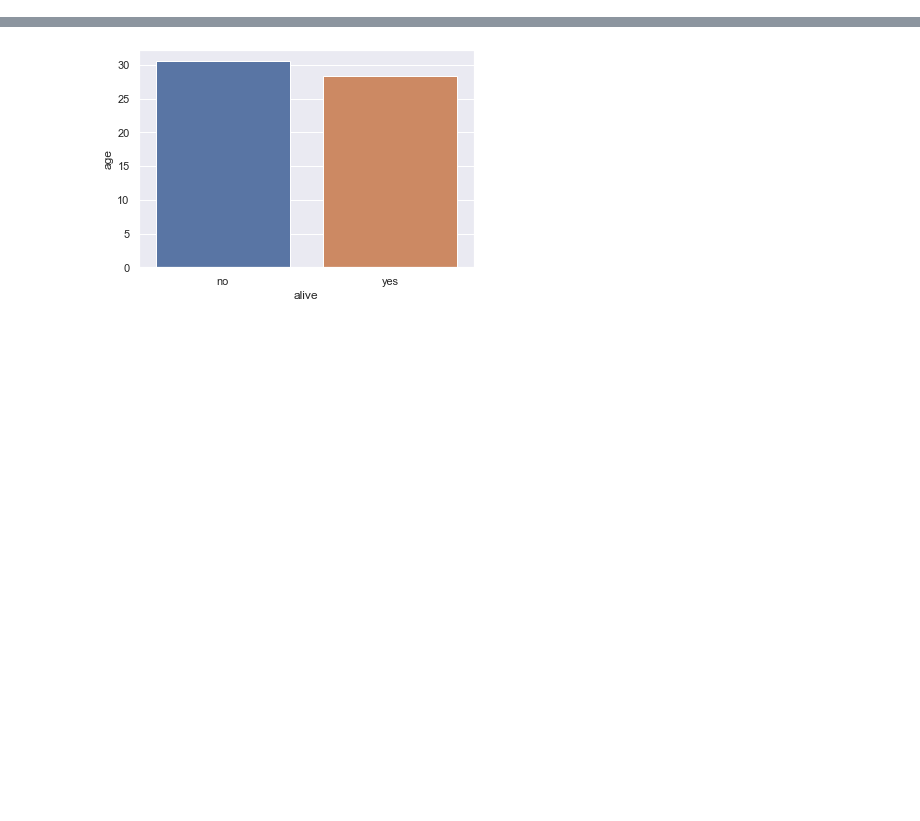
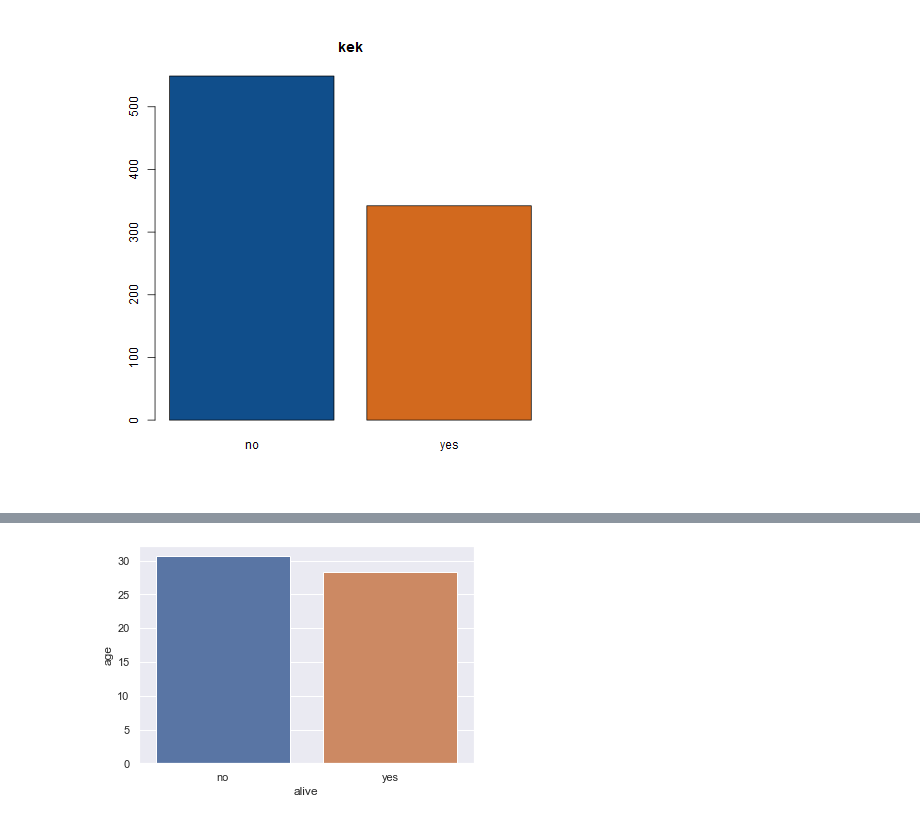
Before and after one commit to kurbaniec/everything-data-science, a Jupyter notebook: Data-Visualization/Qualitative-Daten.ipynb, the cells around one changed output, grey strips where cells are left out. Saved outputs shown, nothing was run; the diff lists cells and outputs as text; code cells hidden in the pictures; blank space fills up the shorter version.

```diff
--- a/Data-Visualization/Qualitative-Daten.ipynb
+++ b/Data-Visualization/Qualitative-Daten.ipynb
@@ -157,0 +79,8 @@ interactive(children=(IntSlider(value=0, description='row', max=891, step=5), In
+# %%
+%%R
+# Countplots in R: https://www.statmethods.net/graphs/bar.html
+# Create counts from alive colum
+counts <- table(ti$alive)
+barplot(counts, main="kek", col=c("dodgerblue4", "chocolate"))
+# %% [output]
+[figure, added]
```
Also changed, not shown: parts of 25 cells of this notebook, 2 other files.
